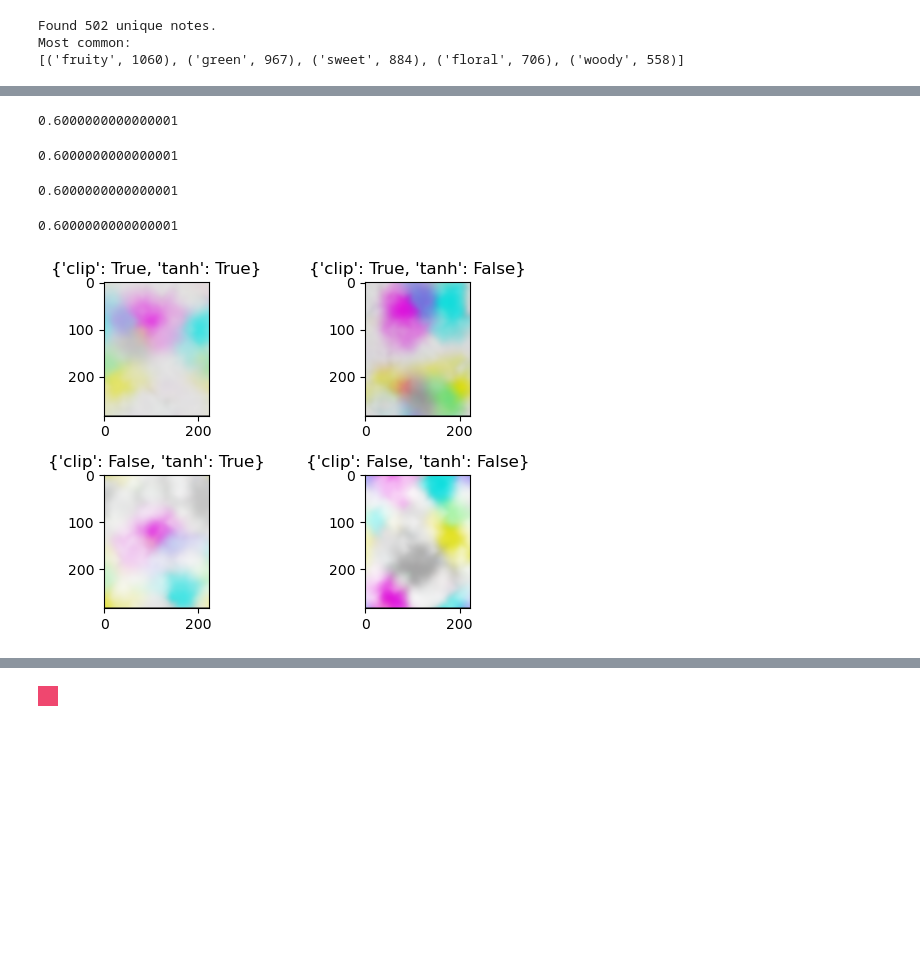
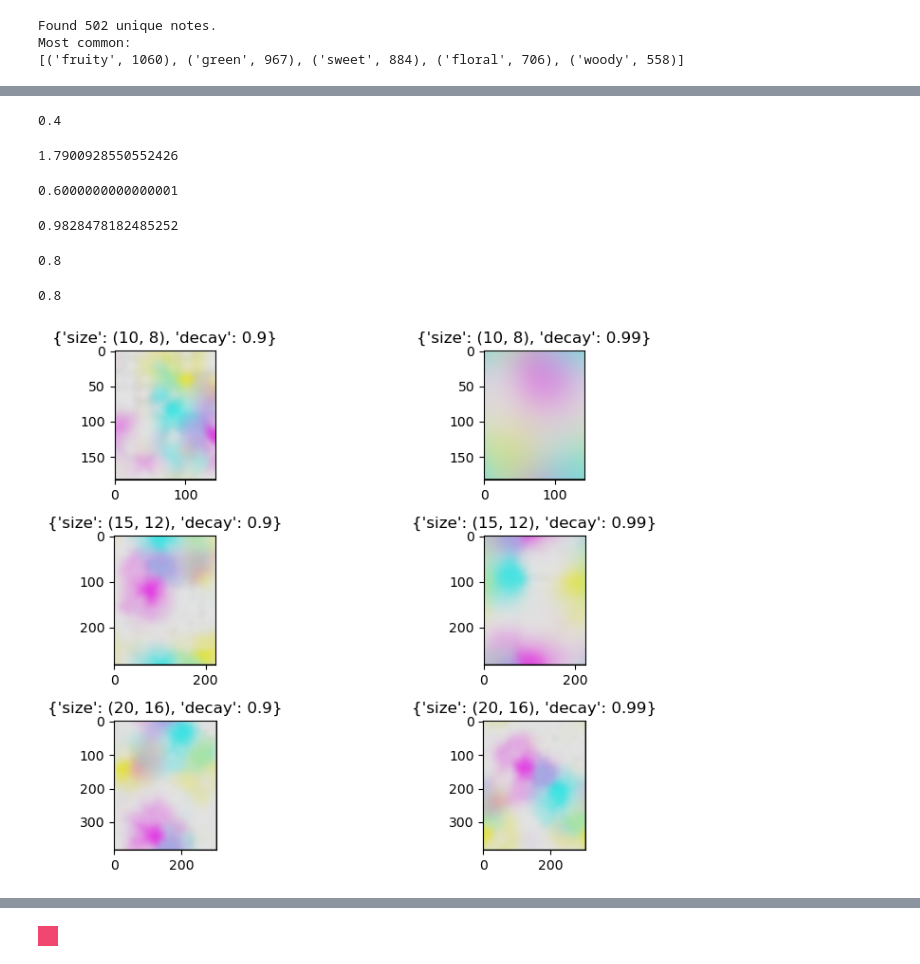
Before and after one commit to laurahsisson/aromap, a Jupyter notebook: compare_charts.ipynb, the cells around one changed output, grey strips where cells are left out. Drawn from its saved outputs; the diff is of its cells as text; code cells hidden in the pictures; blank space fills up the shorter version.

Commit message:
Some quick hyperparameter visual inpsection

```diff
--- a/compare_charts.ipynb
+++ b/compare_charts.ipynb
@@ -92,8 +92,8 @@ def do_train(config,verbose=False):
               gauss=config["gauss"],
               decay=config["decay"],
               use_onehot=config["onehot"],
-              clip_models=config["clip"],
-              use_tanh=config["tanh"])
+              clip_models=True,
+              use_tanh=True)
 
     encodings = torch.stack([mol["encoding"] for mol in molecules])
 
@@ -107,8 +107,6 @@ def do_train(config,verbose=False):
     print(map.gauss)
     return map
 
-mapw = 15
-maph = 12
 step = .05
 
 # In general, the larger the initial gauss, the longer the training will have to be
@@ -117,16 +115,22 @@ step = .05
 
 all_models = []
 all_params = []
-for clip in [True,False]:
-    for tanh in [True,False]:
-        params = {'width': mapw, 'height': maph, "gauss":min(mapw,maph)/2, "decay": .9, "onehot": True, "clip": clip, "tanh":tanh}
+
+w,h = 3,2
+
+for size in [(10,8),(15,12),(20,16)]:
+    for decay in [.9,.99]:
+        mapw, maph = size
+        params = {'width': mapw, 'height': maph, "gauss":min(mapw,maph)/2, "decay": decay, "onehot": True}
         all_models.append(do_train(params,verbose=True))
-        all_params.append(params)
+        all_params.append({"size":size,"decay":decay})
 # %% [output]
-0.6000000000000001
+0.4
-0.6000000000000001
+1.7900928550552426
 0.6000000000000001
-0.6000000000000001
+0.9828478182485252
+0.8
+0.8
 # %%
 import PIL
 
@@ -154,41 +158,38 @@ def clean(img_array):
 
 def make_bw_pil(img_array, border=0):
     assert img_array.dtype=="uint8"
     assert img_array.min() >= 0 and img_array.max() <= 255
     w,h = img_array.shape
     img = PIL.Image.fromarray(img_array,mode="L")
     return add_border(img,border)
 
 def make_rgb_pil(img_array,border=0):
     assert img_array.dtype=="uint8"
     assert img_array.min() >= 0 and img_array.max() <= 255
     w,h,c = img_array.shape
     assert c == 3
     img = PIL.Image.fromarray(img_array,mode="RGB")
     return add_border(img,border)
 
 rgb_imgs = []
 for map in all_models:
     all_imgs = []
     for n,f in all_notes.most_common(3):
         bmu = map.get_bmu(multi_hot([n]))
         imgar = to_img_array(map,multi_hot([n]),step=step,invert=True,thresh=0)
         all_imgs.append(imgar)
     rgb_imgs.append(np.stack(all_imgs,axis=-1))
 
-def to_title(params):
-    return {"clip":params["clip"],"tanh":params["tanh"]}
-
-fig, axs = plt.subplots(2, 2,figsize=(6,4))
+fig, axs = plt.subplots(w, h,figsize=(10,6))
 for i in range(len(all_models)):
-    x = int(i/2)
-    y = i%2
+    x = int(i/h)
+    y = i%h
     axs[x,y].imshow(make_rgb_pil(rgb_imgs[i],1))
-    axs[x,y].set_title(to_title(all_params[i]))
+    axs[x,y].set_title(all_params[i])
 plt.tight_layout()
 plt.show()
 # %% [output]
-[figure, old version]
+[figure, new version]
 # %%
 # Attempting to tile the np arrays causes the border to be too thick.
 def tile_pil(pil_img,tile_w,tile_h):
```
Also changed, not shown: parts of 6 cells of this notebook.
